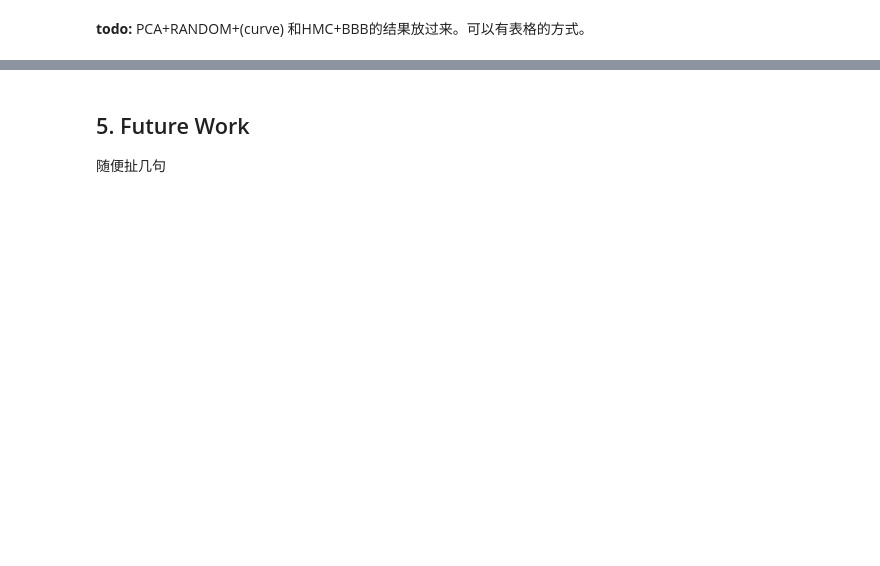
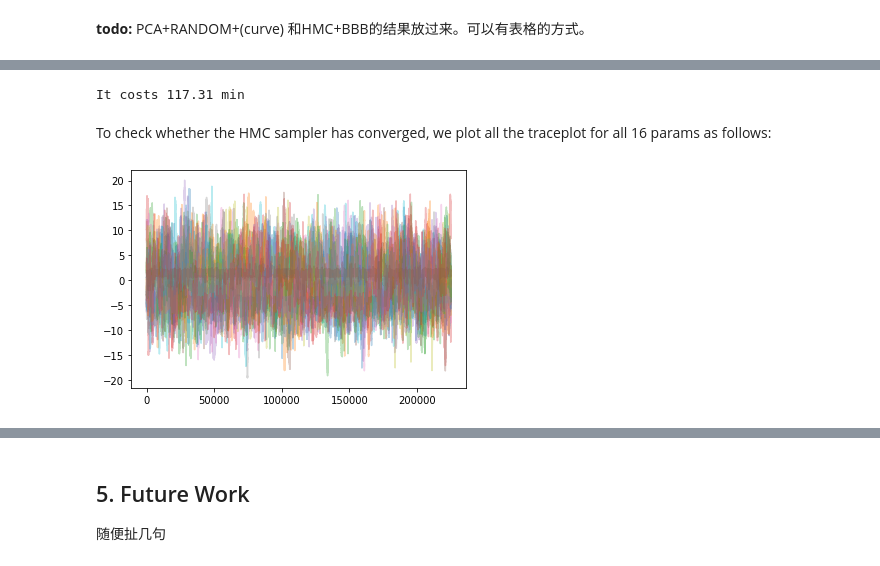
Before and after one commit to Yuting-Kou/am207_Project, a Jupyter notebook: src/Final_Report.ipynb, the cells around one changed output, grey strips where cells are left out. Drawn from its saved outputs; the diff is of its cells as text; code cells hidden in the pictures; blank space fills up the shorter version.

```diff
--- a/src/Final_Report.ipynb
+++ b/src/Final_Report.ipynb
@@ -265,0 +320,9 @@ start with non_train.weights vs not.
+# %%
+params_nn_converge = {'step_size':0.01,
+          'leapfrog_steps':10,
+          'total_samples':500000,
+          'burn_in':.1,
+          'thinning_factor':2,
+          'position_init': nn.weights.reshape((1, nn.D))}
+
+U_function_nn = lambda W: -joint_log_nn(W)
@@ -265,0 +391,5 @@ start with non_train.weights vs not.
+# %%
+begin=time.time()
+np.random.seed(2019)
+samples_nn_HMC_converge = get_HMC(U_function_nn, params_nn_converge)
+end=time.time()
@@ -265,0 +414,11 @@ start with non_train.weights vs not.
+# %%
+print('It costs {:.2f} min'.format((end-begin)/60))
+# %% [output]
+It costs 117.31 min
+# %% [markdown]
+To check whether the HMC sampler has converged, we plot all the traceplot for all 16 params as follows:
+# %%
+for i in range(16):
+    plt.plot(samples_nn_HMC_converge[:,i], alpha = 0.3);
+# %% [output]
+[figure, added]
```
Also changed, not shown: parts of 20 cells of this notebook.
